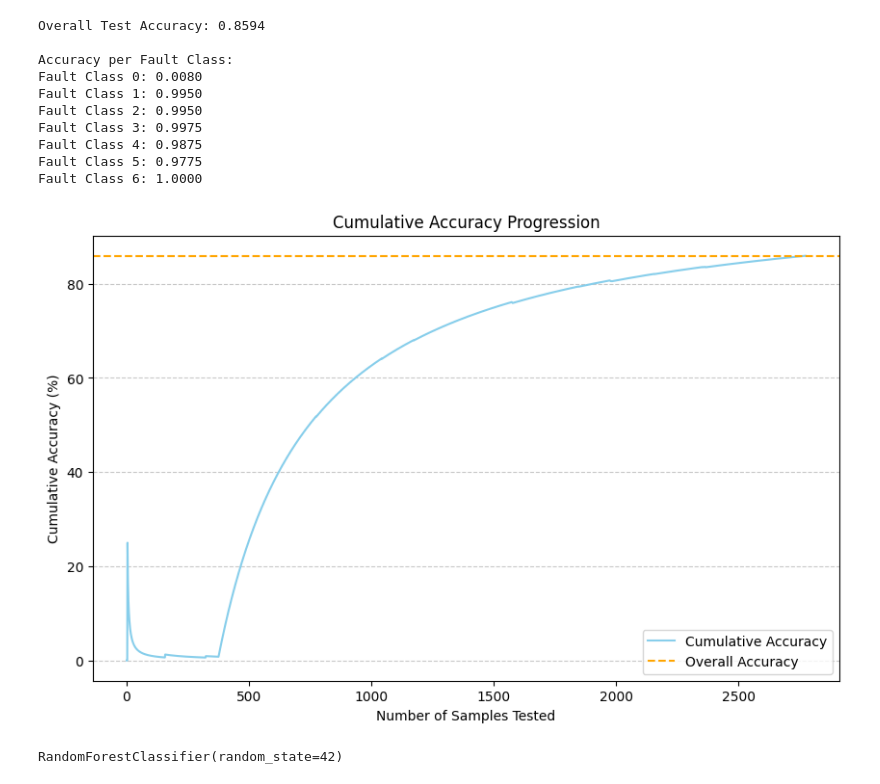
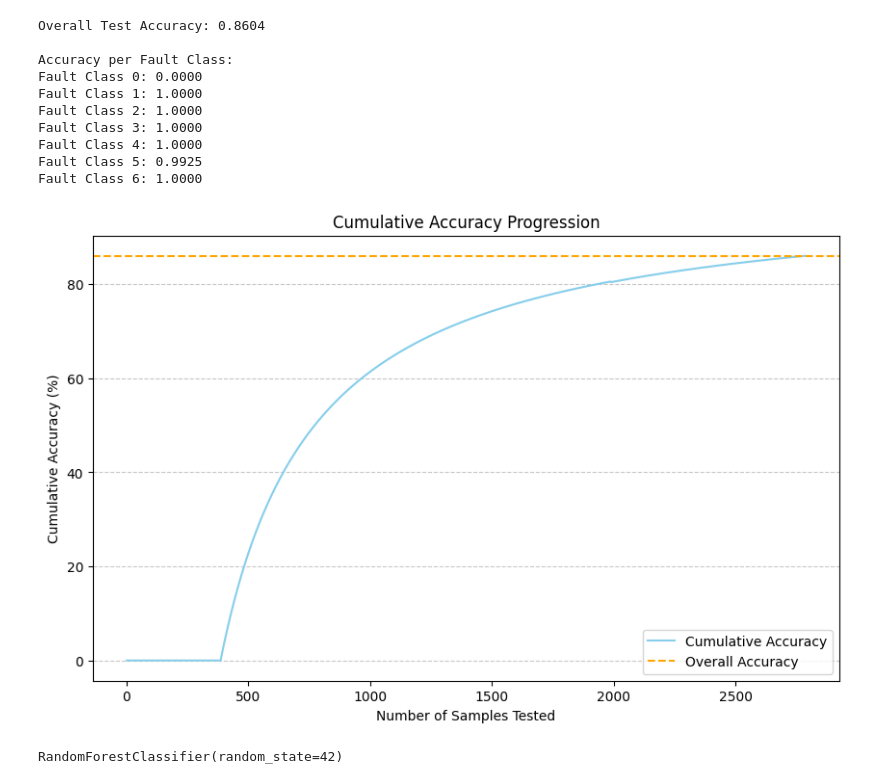
Before and after one commit to Diogo-Jorge-57593/AM, a Jupyter notebook: Lab6/basecode+dataset/tester.ipynb, the cells around one changed output. Cells and saved outputs as stored; diff of their text form; code cells hidden in the pictures.

```diff
--- a/Lab6/basecode+dataset/tester.ipynb
+++ b/Lab6/basecode+dataset/tester.ipynb
@@ -77,7 +77,3 @@ with open("wdt-test-perturbed.pickle", "rb") as f:
     test_data = pickle.load(f)
 X_test = test_data['X']
 y_test = test_data['y']
-# %%
-model = LogisticRegression(C=1e10, penalty= 'l1', solver='liblinear', max_iter=5)
-model.fit(X,y)
-saveSKLModel("T1-LogisticRegression.pickle", model)
@@ -84,5 +174,5 @@ saveSKLModel("T1-LogisticRegression.pickle", model)
 # %%
-window_size = 27
+window_size = 15
 step = 1
 
 def create_sliding_windows(data, labels, window_size, step=1):
@@ -99,20 +189,12 @@ X_test_windows, y_test_windows = create_sliding_windows(X_test, y_test, window_s
 
 
 model = RandomForestClassifier(
-    n_estimators=15,
-    criterion='log_loss',
-    max_depth=357,
-    min_samples_split=100,
-    min_samples_leaf=50,
-    min_weight_fraction_leaf=0.10709307513026126,
+    n_estimators=49,
+    max_depth=44,
     max_features=None,
-    max_leaf_nodes=250,
-    min_impurity_decrease=0.03817694161094444,
-    bootstrap=True,
-    oob_score=False,
-    class_weight=None,
-    ccp_alpha=0.0038992679969999692,
-    max_samples=0.4114388666495566
+    min_samples_split=59,
+    min_samples_leaf=5,
+    random_state=42
 )
 
 model.fit(X_train_windows, y_train_windows)
@@ -143,41 +225,41 @@ indices = np.arange(len(y_test_windows))  # Based on sliding windows test labels
 cumulative_correct = 0
 cumulative_accuracies = []
 
 # Compute cumulative accuracy
 for i, index in enumerate(indices):
     # Check if the current prediction is correct
     if y_pred[index] == y_test_windows[index]:
         cumulative_correct += 1
 
     # Calculate cumulative accuracy
     cumulative_accuracy = (cumulative_correct / (i + 1)) * 100
     cumulative_accuracies.append(cumulative_accuracy)
 
 # Plotting cumulative accuracy progression
 plt.figure(figsize=(10, 6))
 plt.plot(range(1, len(cumulative_accuracies) + 1), cumulative_accuracies, label="Cumulative Accuracy", color="skyblue")
 plt.axhline(y=accuracy_score(y_test_windows, y_pred) * 100, color='orange', linestyle='--', label="Overall Accuracy")
 plt.xlabel("Number of Samples Tested")
 plt.ylabel("Cumulative Accuracy (%)")
 plt.title("Cumulative Accuracy Progression")
 plt.legend()
 plt.grid(axis='y', linestyle='--', alpha=0.7)
 plt.show()
 
 
 saveSKLModel("T1-randomForest.pickle", model)
 # %% [output]
-Overall Test Accuracy: 0.8594
+Overall Test Accuracy: 0.8604
 
 Accuracy per Fault Class:
-Fault Class 0: 0.0080
-Fault Class 1: 0.9950
-Fault Class 2: 0.9950
-Fault Class 3: 0.9975
-Fault Class 4: 0.9875
-Fault Class 5: 0.9775
+Fault Class 0: 0.0000
+Fault Class 1: 1.0000
+Fault Class 2: 1.0000
+Fault Class 3: 1.0000
+Fault Class 4: 1.0000
+Fault Class 5: 0.9925
 Fault Class 6: 1.0000
-[figure, old version]
+[figure, new version]
 # %%
 start_index = 0
 end_index = 1600
```
Also changed, not shown: parts of 2 cells of this notebook, 22 other files.
